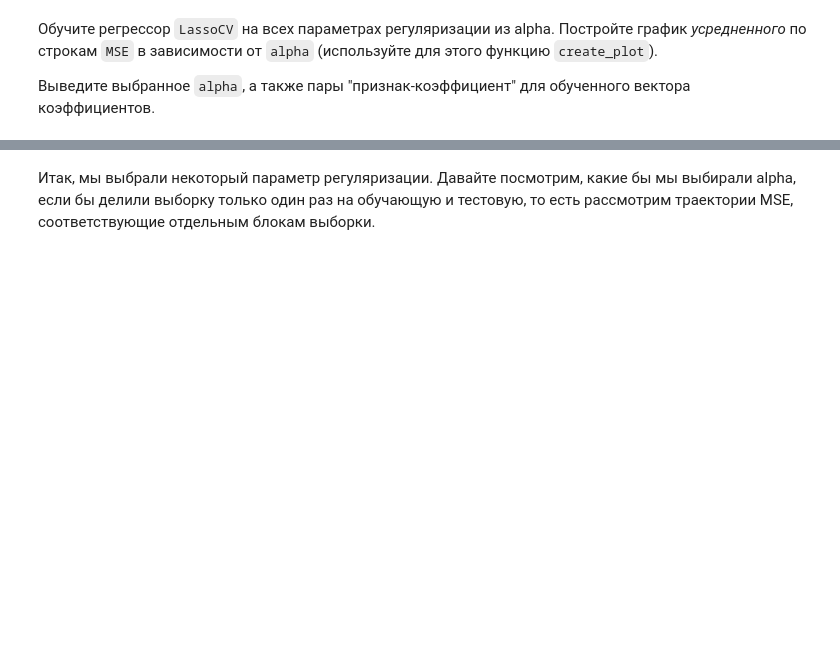
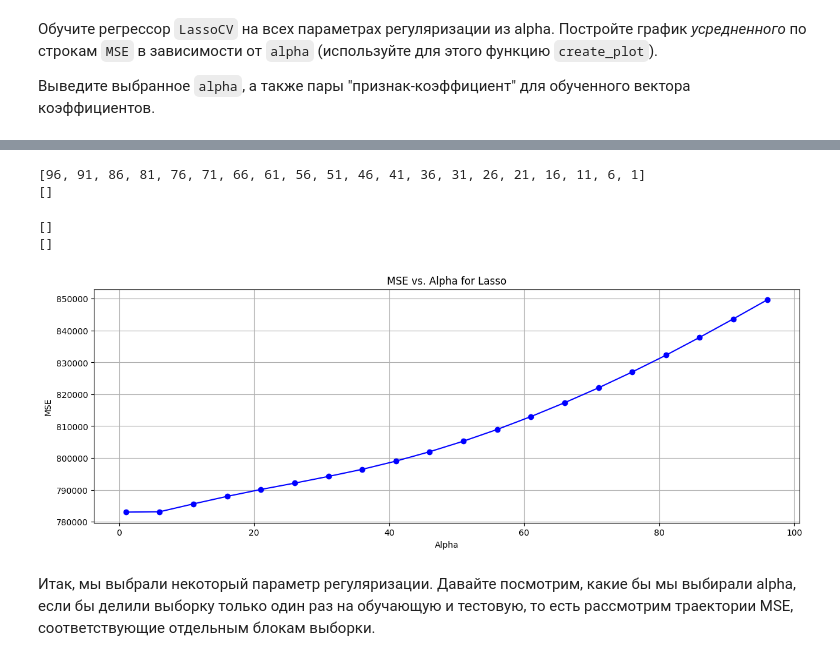
Before and after one commit to RostislavB74/DS_HW4, a Jupyter notebook: OverfittingHomeWork (1).ipynb, the cells around one changed output, grey strips where cells are left out. Cells and saved outputs as stored; diff of their text form; code cells hidden in the pictures; blank space fills up the shorter version.

```diff
--- a/OverfittingHomeWork (1).ipynb
+++ b/OverfittingHomeWork (1).ipynb
@@ -593,3 +652,67 @@ SyntaxError: invalid syntax (<ipython-input-97-f0d95955745c>, line 5)
+# %%
+# Ваш код
+alphas_cv = np.arange(1, 100, 5)
+model_cv = LassoCV(alphas=alphas_cv)
+model_cv.fit(X, y)
+
+# Створення ітератора
+data = zip(model_cv.alphas_, np.mean(model_cv.mse_path_, axis=1))
+
+# Використання map для отримання списку значень alpha
+alphas = list(map(lambda e: e[0], data))
+
+# Використання map для отримання списку значень MSE
+mse_values = list(map(lambda e: e[1], data))
+
+# Тепер alphas і mse_values - це списки, які ви можете використовувати подальше
+print(alphas)
+print(mse_values)
+# %% [output]
+[96, 91, 86, 81, 76, 71, 66, 61, 56, 51, 46, 41, 36, 31, 26, 21, 16, 11, 6, 1]
+[]
+# %%
+# Конвертація ітератора у список
+data_list = list(data)
+
+# Використання map для отримання списку значень alpha
+alphas = list(map(lambda e: e[0], data_list))
+
+# Використання map для отримання списку значень MSE
+mse_values = list(map(lambda e: e[1], data_list))
+
+# Тепер alphas і mse_values - це списки, які ви можете використовувати
+print(alphas)
+print(mse_values)
+# %% [output]
+[]
+[]
+# %%
+import matplotlib.pyplot as plt
+
+def create_plot(data, title, xlabel, ylabel, figsize=None):
+    size = figsize or (15, 5)
+    plt.figure(figsize=size)
+
+    x = list(map(lambda e: e[0], data))
+    y = list(map(lambda e: e[1], data))
+    plt.plot(x, y, marker='o', linestyle='-', color='b')
+
+    plt.title(title)
+    plt.xlabel(xlabel)
+    plt.ylabel(ylabel)
+
+    plt.grid()
+    plt.show()
+
+alphas_cv = np.arange(1, 100, 5)
+model_cv = LassoCV(alphas=alphas_cv)
+model_cv.fit(X, y)
+
+title = "MSE vs. Alpha for Lasso"
+data = list(zip(model_cv.alphas_, np.mean(model_cv.mse_path_, axis=1)))
+create_plot(data, title, xlabel='Alpha', ylabel='MSE')
+# %% [output]
+[figure, added]
 # %% [markdown]
 Итак, мы выбрали некоторый параметр регуляризации. Давайте посмотрим, какие бы мы выбирали alpha, если бы делили выборку только один раз на обучающую и тестовую, то есть рассмотрим траектории MSE, соответствующие отдельным блокам выборки.
 # %% [markdown]
```
Also changed, not shown: parts of 7 cells of this notebook.
